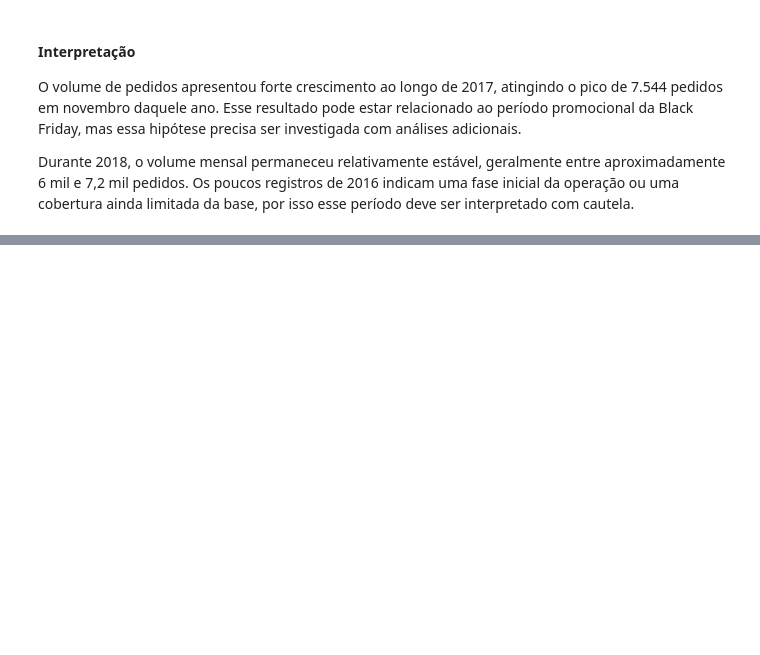
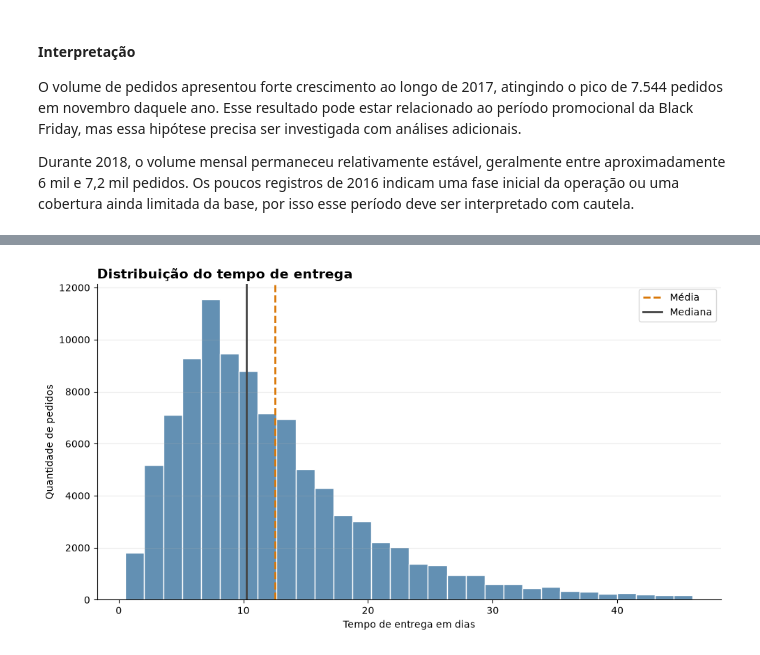
Before and after one commit to AliceGuerreiro/analise-vendas-ecommerce, a Jupyter notebook: notebooks/01_exploracao_inicial.ipynb, the cells around one changed output, grey strips where cells are left out. Drawn from its saved outputs; the diff is of its cells as text; code cells hidden in the pictures; blank space fills up the shorter version.

Commit message:
Adiciona análise do desempenho das entregas
Calcula tempo médio e mediano de entrega, taxa de cumprimento do prazo e distribuição dos tempos.

```diff
--- a/notebooks/01_exploracao_inicial.ipynb
+++ b/notebooks/01_exploracao_inicial.ipynb
@@ -506,0 +560,53 @@ Durante 2018, o volume mensal permaneceu relativamente estável, geralmente entr
+# %%
+limite_visual = pedidos_entregues["tempo_entrega_dias"].quantile(0.99)
+
+tempos_para_grafico = pedidos_entregues[
+    pedidos_entregues["tempo_entrega_dias"] <= limite_visual
+]
+
+fig, ax = plt.subplots(figsize=(10, 5.5))
+
+sns.histplot(
+    data=tempos_para_grafico,
+    x="tempo_entrega_dias",
+    bins=30,
+    color="#2F6B9A",
+    edgecolor="white",
+    ax=ax
+)
+
+ax.axvline(
+    pedidos_entregues["tempo_entrega_dias"].mean(),
+    color="#D97706",
+    linestyle="--",
+    linewidth=2,
+    label="Média"
+)
+
+ax.axvline(
+    pedidos_entregues["tempo_entrega_dias"].median(),
+    color="#444444",
+    linestyle="-",
+    linewidth=2,
+    label="Mediana"
+)
+
+ax.set_title(
+    "Distribuição do tempo de entrega",
+    loc="left",
+    fontsize=14,
+    fontweight="bold"
+)
+
+ax.set_xlabel("Tempo de entrega em dias")
+ax.set_ylabel("Quantidade de pedidos")
+ax.legend()
+ax.grid(axis="y", alpha=0.25)
+
+for lado in ["top", "right"]:
+    ax.spines[lado].set_visible(False)
+
+plt.tight_layout()
+plt.show()
+# %% [output]
+[figure, added]
```
Also changed, not shown: parts of 3 cells of this notebook.
